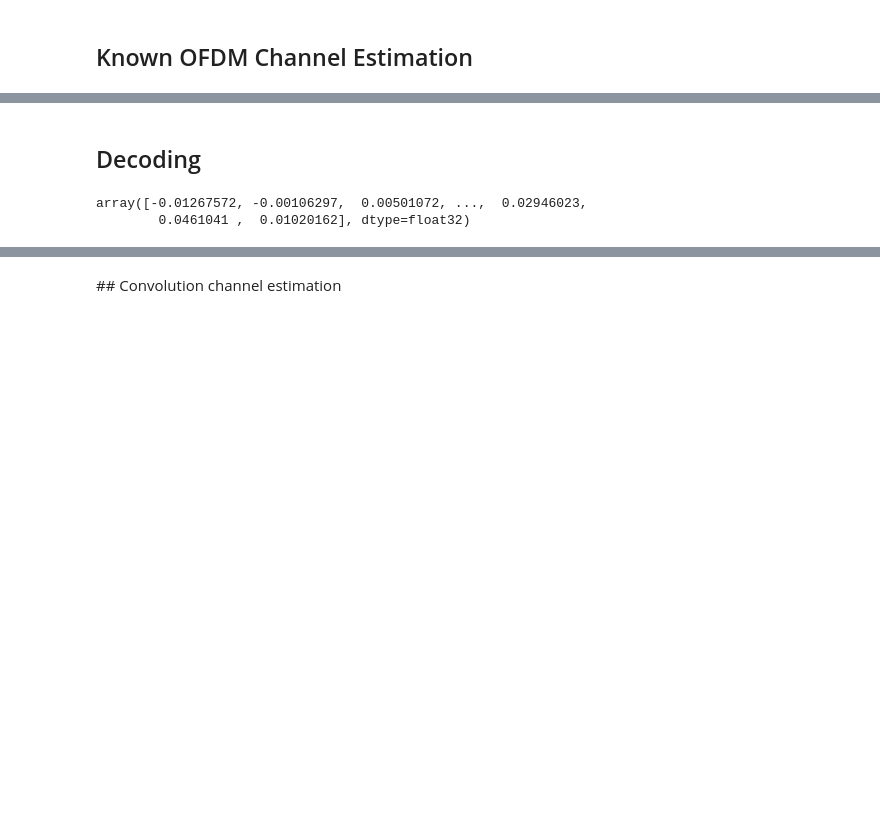
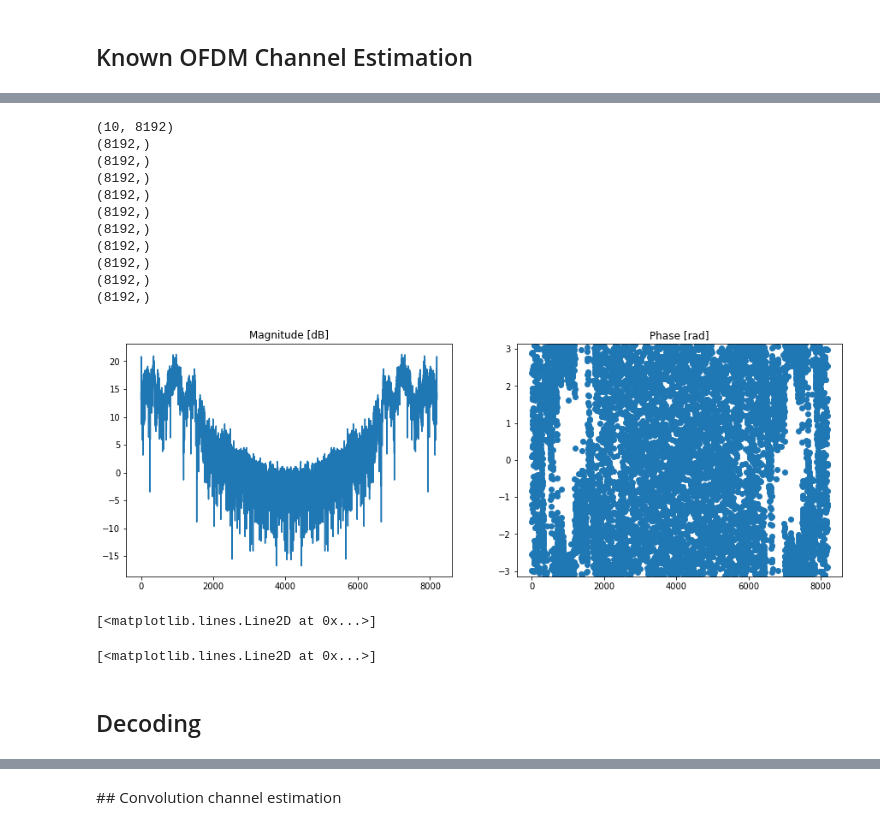
Before and after one commit to barkermrl/AudioModem, a Jupyter notebook: Estimation/OFDM.ipynb, the cells around one changed output, grey strips where cells are left out. Saved outputs shown, nothing was run; the diff lists cells and outputs as text; code cells hidden in the pictures; blank space fills up the shorter version.

```diff
--- a/Estimation/OFDM.ipynb
+++ b/Estimation/OFDM.ipynb
@@ -273,10 +290,40 @@ plot_channel(np.fft.fft(h_toy, n=N))
+# %%
+# Using actual data
+
+# received = np.array(read('OFDM/received_frame.wav', fs)[1])
+# received = signal
+received = sd.rec(int(1.5*fs)+len(signal), samplerate = fs, channels = 1, blocking = True).flatten()
+# %%
+chirp_end_index = synchronise(received, chirp_standard) + fs//2 - 1    # -1 fixes the synchronisation issue
+
+received_frame = received[chirp_end_index + 3*fs:chirp_end_index + 3*fs + n_reps*(L+N)]
+
+H_est = get_channel_estimate(subcarrier_data, received_symbols, n_reps)
+plot_channel(H_est)
+# %% [output]
+(10, 8192)
+(8192,)
+(8192,)
+(8192,)
+(8192,)
+(8192,)
+(8192,)
+(8192,)
+(8192,)
+(8192,)
+(8192,)
+[figure, added]
+# %%
+plt.plot(received)
+plt.plot(signal)
+# %% [output]
+[<matplotlib.lines.Line2D at 0x...>]
+# %%
+plt.plot(np.fft.ifft(H_est[1:N//2-1]))
+# %% [output]
+[<matplotlib.lines.Line2D at 0x...>]
 # %% [markdown]
 ## Decoding
-# %%
-received_frame
-# %% [output]
-array([-0.01267572, -0.00106297,  0.00501072, ...,  0.02946023,
-        0.0461041 ,  0.01020162], dtype=float32)
 # %%
 r = received_frame[L:(L+N)]
 # %%
```
Also changed, not shown: parts of 3 cells of this notebook.
